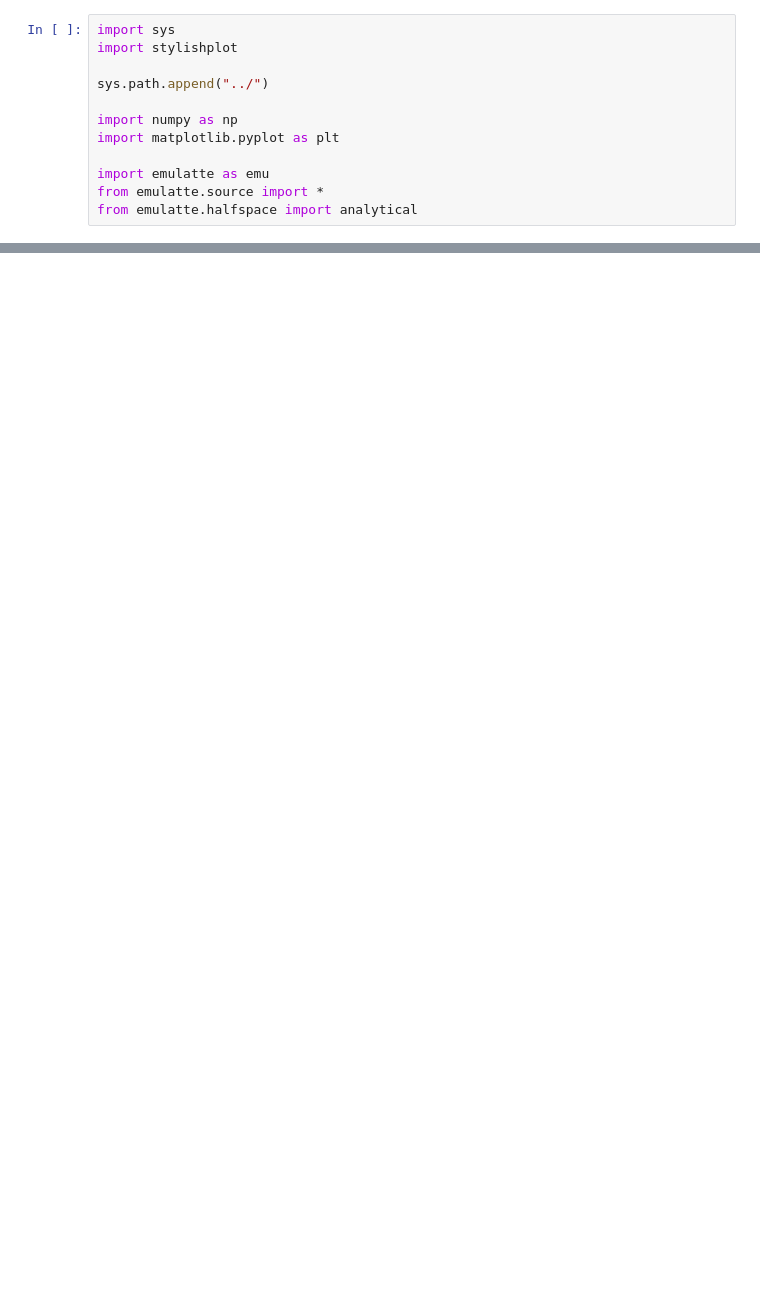
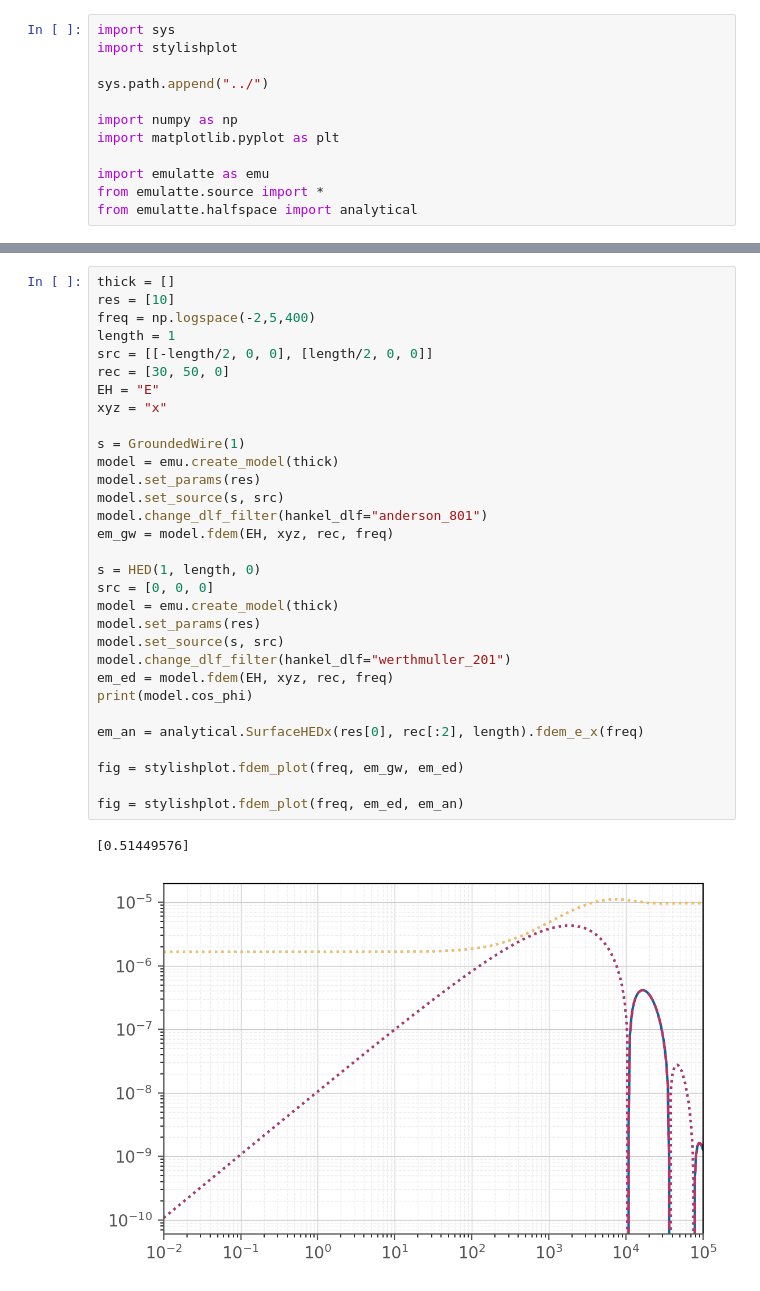
Before and after one commit to WasedaGeophysics/emulatte, a Jupyter notebook: example/playgrounds.ipynb, the cells around one changed output, grey strips where cells are left out. Saved outputs shown, nothing was run; the diff lists cells and outputs as text; blank space fills up the shorter version.

```diff
--- a/example/playgrounds.ipynb
+++ b/example/playgrounds.ipynb
@@ -12,0 +39,34 @@ from emulatte.halfspace import analytical
+# %%
+thick = []
+res = [10]
+freq = np.logspace(-2,5,400)
+length = 1
+src = [[-length/2, 0, 0], [length/2, 0, 0]]
+rec = [30, 50, 0]
+EH = "E"
+xyz = "x"
+
+s = GroundedWire(1)
+model = emu.create_model(thick)
+model.set_params(res)
+model.set_source(s, src)
+model.change_dlf_filter(hankel_dlf="anderson_801")
+em_gw = model.fdem(EH, xyz, rec, freq)
+
+s = HED(1, length, 0)
+src = [0, 0, 0]
+model = emu.create_model(thick)
+model.set_params(res)
+model.set_source(s, src)
+model.change_dlf_filter(hankel_dlf="werthmuller_201")
+em_ed = model.fdem(EH, xyz, rec, freq)
+print(model.cos_phi)
+
+em_an = analytical.SurfaceHEDx(res[0], rec[:2], length).fdem_e_x(freq)
+
+fig = stylishplot.fdem_plot(freq, em_gw, em_ed)
+
+fig = stylishplot.fdem_plot(freq, em_ed, em_an)
+# %% [output]
+[0.51449576]
+[figure, added]
```
Also changed, not shown: parts of 18 cells of this notebook, 12 other files.
